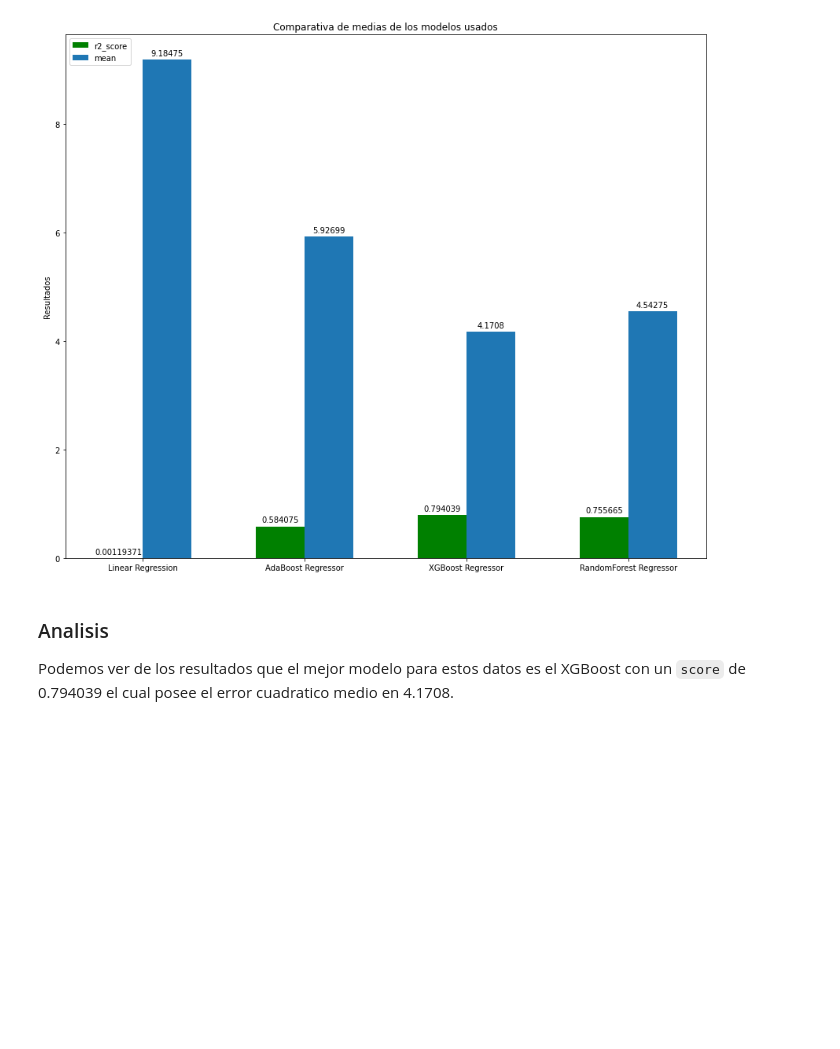
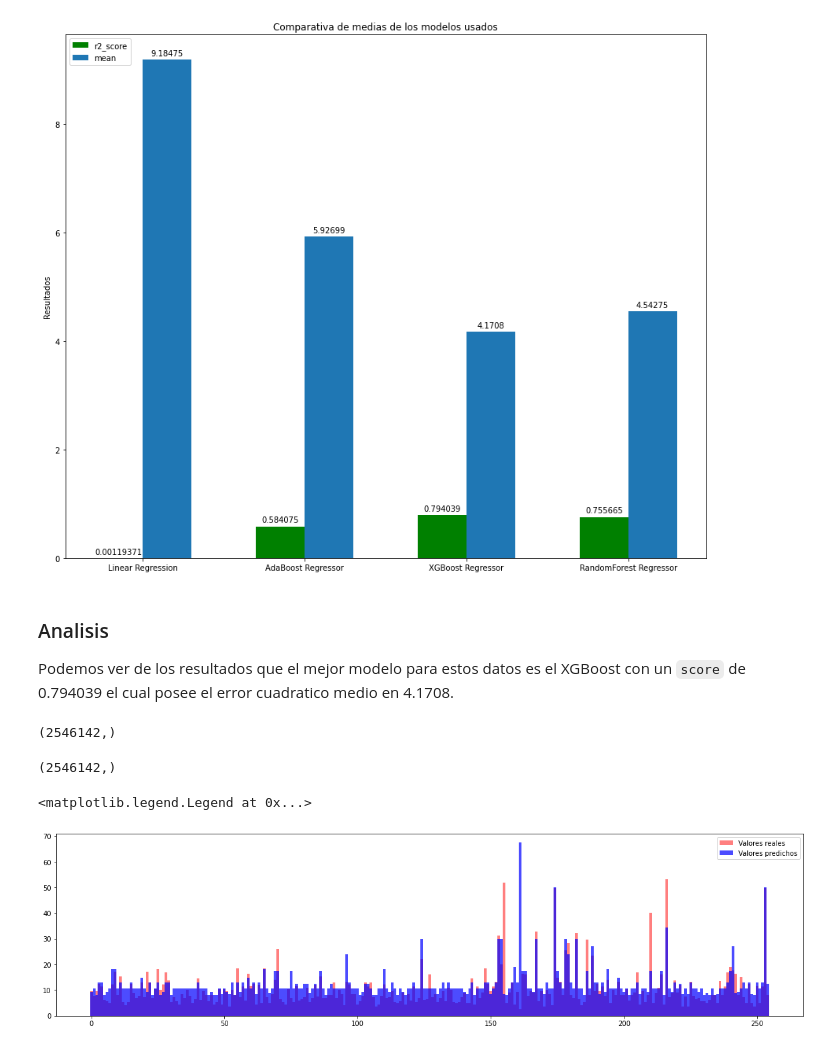
Before and after one commit to dandradec1698/taxi-fare, a Jupyter notebook: model.ipynb, the cells around one changed output. Saved outputs shown, nothing was run; the diff lists cells and outputs as text; code cells hidden in the pictures; blank space fills up the shorter version.

Commit message:
comparison from real values and predicted values plot of adaboost model

```diff
--- a/model.ipynb
+++ b/model.ipynb
@@ -159,3 +159,25 @@ plt.show()
 # %% [markdown]
 ### Analisis
 Podemos ver de los resultados que el mejor modelo para estos datos es el XGBoost con un `score` de 0.794039 el cual posee el error cuadratico medio en 4.1708.
+# %%
+y_pred = ada.predict(X_test)
+# %%
+y_test.shape
+# %% [output]
+(2546142,)
+# %%
+y_pred.shape
+# %% [output]
+(2546142,)
+# %%
+bound = 10000
+
+fig = plt.figure(figsize=(20,5))
+plt.bar(list(range(len(y_test[::bound]))), y_test.values[::bound],
+        alpha = 0.5, color = 'red', width = 1, label = 'Valores reales')
+plt.bar(list(range(len(y_pred[::bound]))), y_pred[::bound],
+        alpha = 0.7, color = 'blue', width = 1, label = 'Valores predichos')
+plt.legend()
+# %% [output]
+<matplotlib.legend.Legend at 0x...>
+[figure, added]
```
